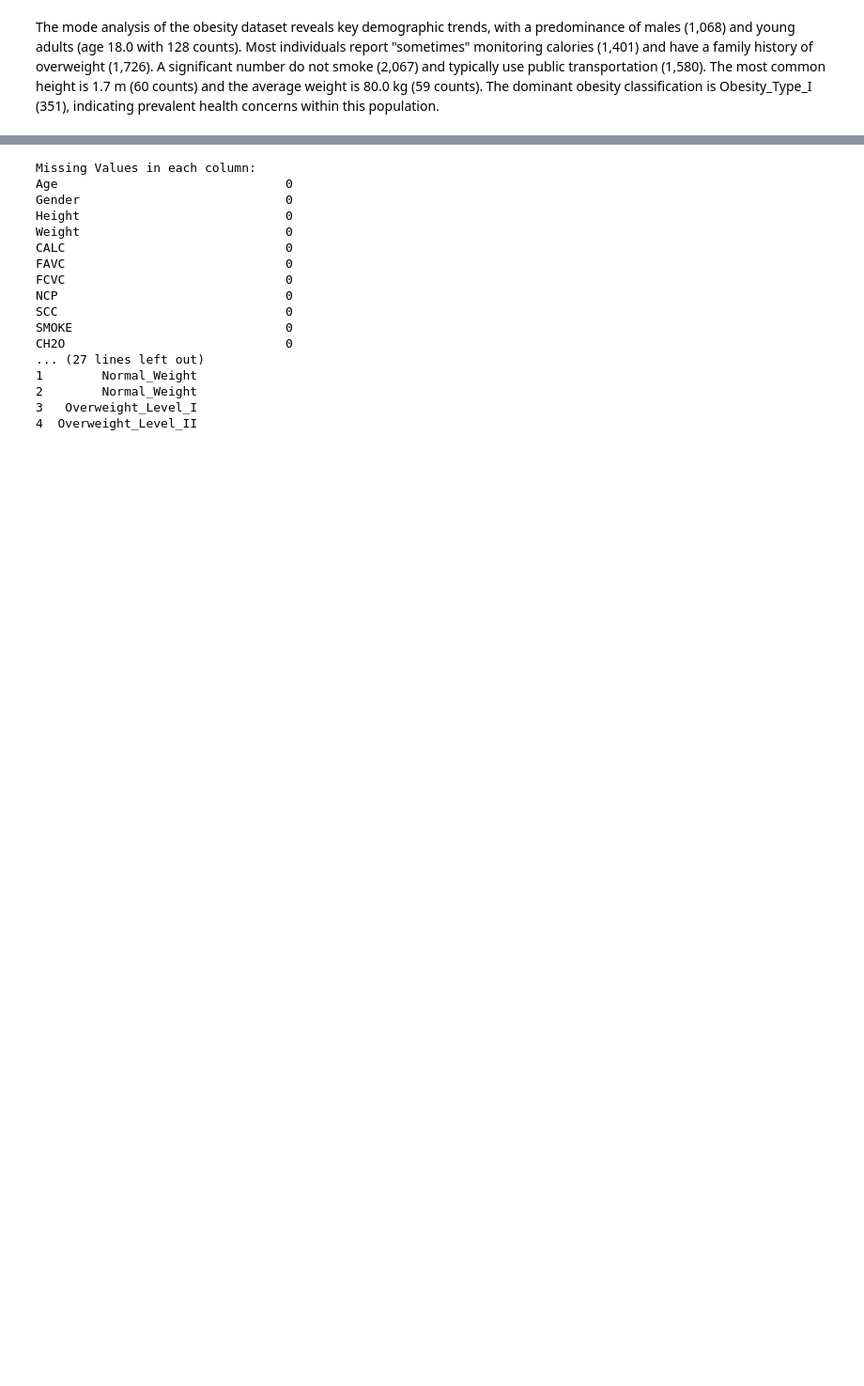
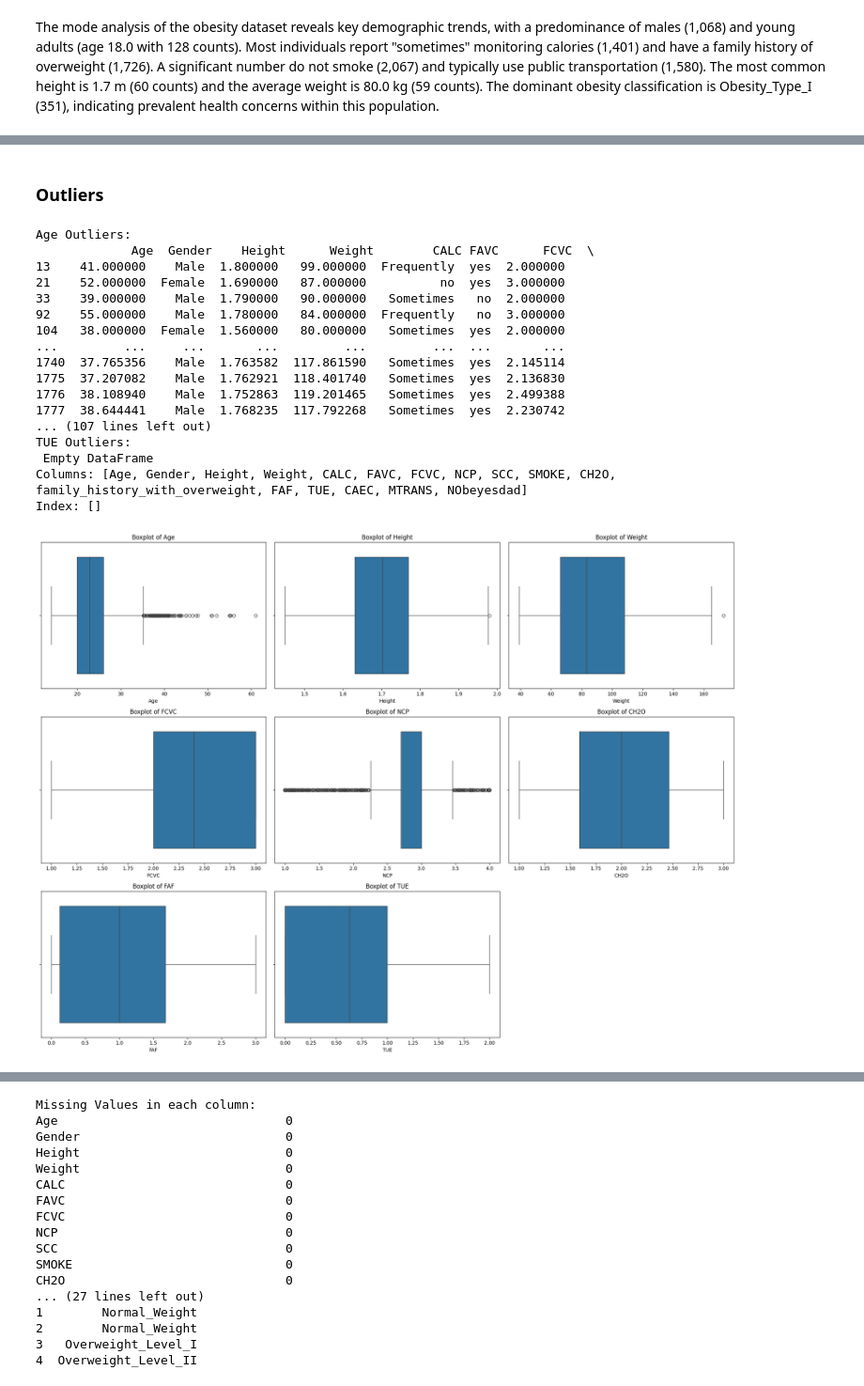
Before and after one commit to hadeelbjs/IT326Project, a Jupyter notebook: JupyterNotebook.ipynb, the cells around one changed output, grey strips where cells are left out. Shown at 94% size. Drawn from its saved outputs; the diff is of its cells as text; code cells hidden in the pictures; blank space fills up the shorter version.

```diff
--- a/JupyterNotebook.ipynb
+++ b/JupyterNotebook.ipynb
@@ -431,20 +445,2 @@ Weight Interval - Mode: (70, 90] - Count: 633
 # %% [markdown]
 The mode analysis of the obesity dataset reveals key demographic trends, with a predominance of males (1,068) and young adults (age 18.0 with 128 counts). Most individuals report "sometimes" monitoring calories (1,401) and have a family history of overweight (1,726). A significant number do not smoke (2,067) and typically use public transportation (1,580). The most common height is 1.7 m (60 counts) and the average weight is 80.0 kg (59 counts). The dominant obesity classification is Obesity_Type_I (351), indicating prevalent health concerns within this population.
-# %%
-#cleaning data
-from scipy.stats import zscore
-
-# Define the columns to detect outliers using Z-score
-columns_to_detect_outliers = ['Age', 'Height', 'Weight', 'FCVC', 'NCP', 'CH2O']
-
-# Calculate Z-scores for the selected columns
-z_scores = df[columns_to_detect_outliers].apply(zscore)
-
-# Define a threshold
-threshold = 2
-
-# Identify outliers based on the Z-score threshold
-outliers = df[(abs(z_scores) > threshold).any(axis=1)]
-
-print("Outliers based on Z-scores for the selected columns: \n")
-print(outliers)
@@ -521,0 +447,53 @@ now we decided to remove the outliers from the dataset and add the new row numbe
+# %% [markdown]
+### **Outliers**
+# %%
+# Function to detect outliers using the IQR method
+def detect_outliers_iqr(df, column):
+    Q1 = df[column].quantile(0.25)
+    Q3 = df[column].quantile(0.75)
+    IQR = Q3 - Q1
+    lower_bound = Q1 - 1.5 * IQR
+    upper_bound = Q3 + 1.5 * IQR
+    return df[(df[column] < lower_bound) | (df[column] > upper_bound)]
+
+# Automatically identify all numerical columns
+numerical_columns = df.select_dtypes(include=['float64', 'int64']).columns.tolist()
+
+# Dictionary to hold outlier data
+outliers_dict = {}
+
+# Identify outliers for each numerical column
+for col in numerical_columns:
+    outliers_dict[col] = detect_outliers_iqr(df, col)
+
+# Display outliers for all numerical columns
+for col, outliers in outliers_dict.items():
+    print(f"{col} Outliers:\n", outliers, "\n")
+
+# Visualize the outliers using boxplots for each numerical column
+plt.figure(figsize=(20, 15))
+for i, col in enumerate(numerical_columns, 1):
+    plt.subplot(3, 3, i)  # Adjust subplot grid size as needed
+    sns.boxplot(x=df[col])  # Boxplot for the current column
+    plt.title(f'Boxplot of {col}')  # Title for the current plot
+plt.tight_layout()  # Adjust layout to prevent overlap
+plt.show()  # Display the plots
+# %% [output]
+Age Outliers:
+             Age  Gender    Height      Weight        CALC FAVC      FCVC  \
+13    41.000000    Male  1.800000   99.000000  Frequently  yes  2.000000
+21    52.000000  Female  1.690000   87.000000          no  yes  3.000000
+33    39.000000    Male  1.790000   90.000000   Sometimes   no  2.000000
+92    55.000000    Male  1.780000   84.000000  Frequently   no  3.000000
+104   38.000000  Female  1.560000   80.000000   Sometimes  yes  2.000000
+...         ...     ...       ...         ...         ...  ...       ...
+1740  37.765356    Male  1.763582  117.861590   Sometimes  yes  2.145114
+1775  37.207082    Male  1.762921  118.401740   Sometimes  yes  2.136830
+1776  38.108940    Male  1.752863  119.201465   Sometimes  yes  2.499388
+1777  38.644441    Male  1.768235  117.792268   Sometimes  yes  2.230742
+... (107 lines left out)
+TUE Outliers:
+ Empty DataFrame
+Columns: [Age, Gender, Height, Weight, CALC, FAVC, FCVC, NCP, SCC, SMOKE, CH2O, family_history_with_overweight, FAF, TUE, CAEC, MTRANS, NObeyesdad]
+Index: []
+[figure, added]
```
Also changed, not shown: parts of 29 cells of this notebook.
